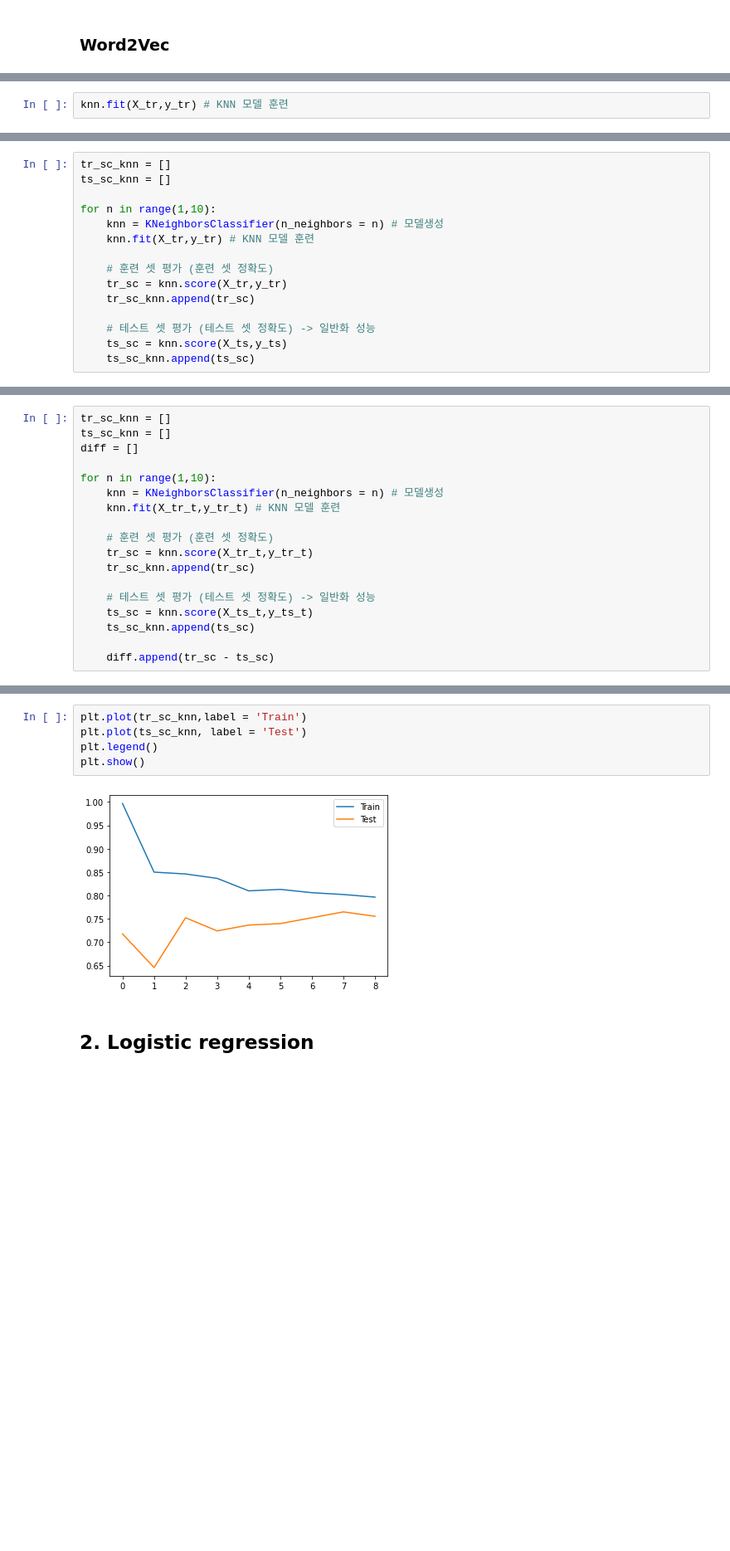
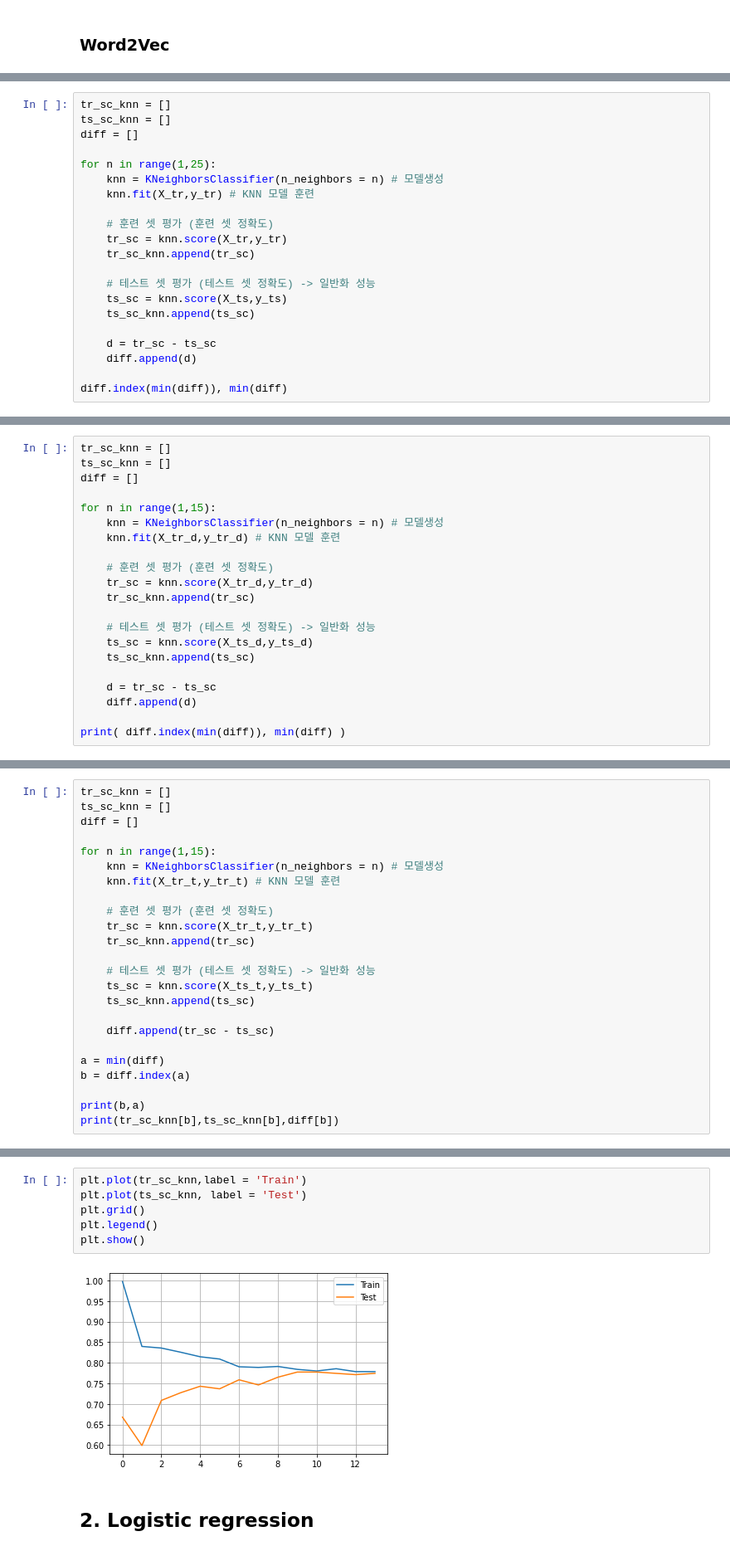
Before and after one commit to KyoungmiKwon/Bigdata_Training_at_ITwill, a Jupyter notebook: Team_Project/C04_KM_Word2Vec_TF_IDF_Doc2Vec.ipynb, the cells around one changed output, grey strips where cells are left out. Shown at 83% size. Drawn from its saved outputs; the diff is of its cells as text; blank space fills up the shorter version.

```diff
--- a/Team_Project/C04_KM_Word2Vec_TF_IDF_Doc2Vec.ipynb
+++ b/Team_Project/C04_KM_Word2Vec_TF_IDF_Doc2Vec.ipynb
@@ -402,2 +481,0 @@ knn = KNeighborsClassifier(n_neighbors = 6) # 모델 생성
-# %%
-knn.fit(X_tr,y_tr) # KNN 모델 훈련
@@ -416,8 +482,9 @@ knn.score(X_ts,y_ts) # 테스트 셋 평가 (테스트 셋 정확도) -> 일반
 # %%
 tr_sc_knn = []
 ts_sc_knn = []
+diff = []
 
-for n in range(1,10):
+for n in range(1,25):
     knn = KNeighborsClassifier(n_neighbors = n) # 모델생성
     knn.fit(X_tr,y_tr) # KNN 모델 훈련
 
@@ -428,3 +495,8 @@ for n in range(1,10):
     # 테스트 셋 평가 (테스트 셋 정확도) -> 일반화 성능
     ts_sc = knn.score(X_ts,y_ts)
     ts_sc_knn.append(ts_sc)
+
+    d = tr_sc - ts_sc
+    diff.append(d)
+
+diff.index(min(diff)), min(diff)
@@ -437,0 +519,21 @@ plt.show()
+# %%
+tr_sc_knn = []
+ts_sc_knn = []
+diff = []
+
+for n in range(1,15):
+    knn = KNeighborsClassifier(n_neighbors = n) # 모델생성
+    knn.fit(X_tr_d,y_tr_d) # KNN 모델 훈련
+
+    # 훈련 셋 평가 (훈련 셋 정확도)
+    tr_sc = knn.score(X_tr_d,y_tr_d)
+    tr_sc_knn.append(tr_sc)
+
+    # 테스트 셋 평가 (테스트 셋 정확도) -> 일반화 성능
+    ts_sc = knn.score(X_ts_d,y_ts_d)
+    ts_sc_knn.append(ts_sc)
+
+    d = tr_sc - ts_sc
+    diff.append(d)
+
+print( diff.index(min(diff)), min(diff) )
@@ -442,7 +562,7 @@ tr_sc_knn = []
 ts_sc_knn = []
 diff = []
 
-for n in range(1,10):
+for n in range(1,15):
     knn = KNeighborsClassifier(n_neighbors = n) # 모델생성
     knn.fit(X_tr_t,y_tr_t) # KNN 모델 훈련
 
@@ -455,3 +575,9 @@ for n in range(1,10):
     ts_sc_knn.append(ts_sc)
 
     diff.append(tr_sc - ts_sc)
+
+a = min(diff)
+b = diff.index(a)
+
+print(b,a)
+print(tr_sc_knn[b],ts_sc_knn[b],diff[b])
@@ -466,10 +587,11 @@ tr_sc_knn[7],ts_sc_knn[7],diff[7]
 # %%
 plt.plot(tr_sc_knn,label = 'Train')
 plt.plot(ts_sc_knn, label = 'Test')
+plt.grid()
 plt.legend()
 plt.show()
 # %% [output]
-[figure, old version]
+[figure, new version]
 # %% [markdown]
 ## 2. Logistic regression
 # %% [markdown]
```
Also changed, not shown: parts of 78 cells of this notebook.
